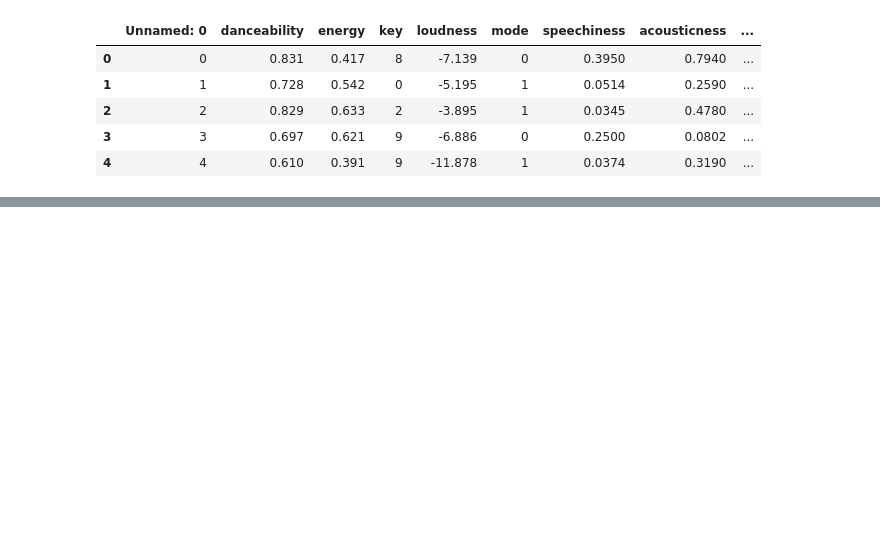
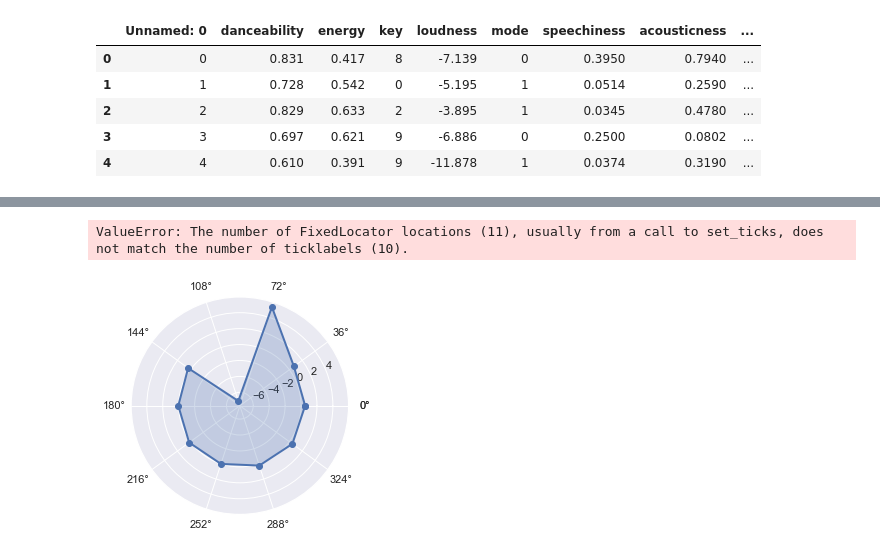
Before and after one commit to rikrdinii1/project-dataviz, a Jupyter notebook: Proyecto_4-Data_Viz_Pt.2_Union_y_Viz.ipynb, the cells around one changed output, grey strips where cells are left out. Cells and saved outputs as stored; diff of their text form; code cells hidden in the pictures; blank space fills up the shorter version.

```diff
--- a/Proyecto_4-Data_Viz_Pt.2_Union_y_Viz.ipynb
+++ b/Proyecto_4-Data_Viz_Pt.2_Union_y_Viz.ipynb
@@ -78,0 +128,7 @@ df_info_artistas_general.head()
+# %%
+plt.polar(angulos, ricardo,'o-',linewidth=2)
+plt.fill(angulos, ricardo, alpha=0.25)
+plt.thetagrids(angulos*180/np.pi,etiquetas)
+# %% [output]
+ValueError: The number of FixedLocator locations (11), usually from a call to set_ticks, does not match the number of ticklabels (10).
+[figure, added]
```
Also changed, not shown: parts of 6 cells of this notebook.
